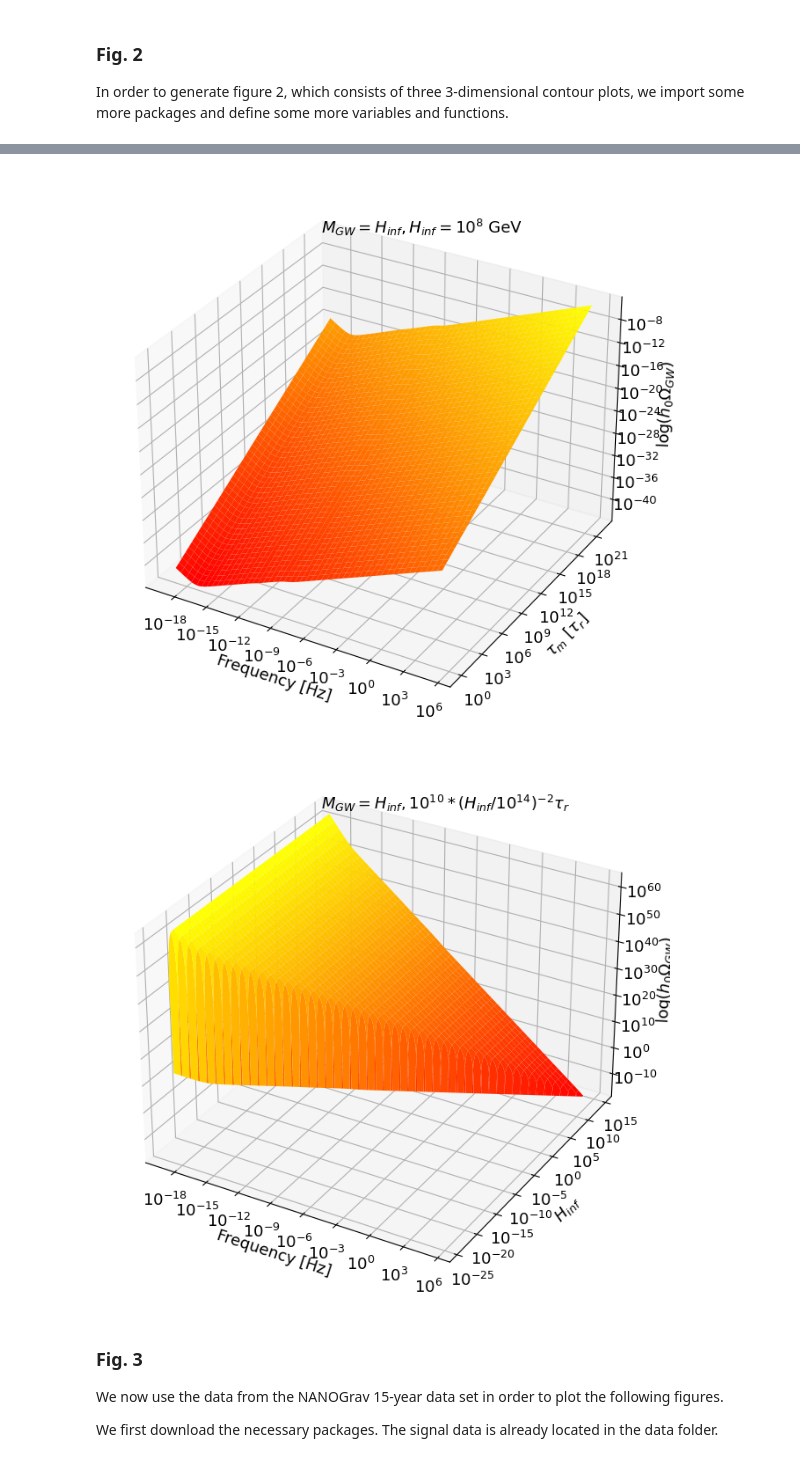
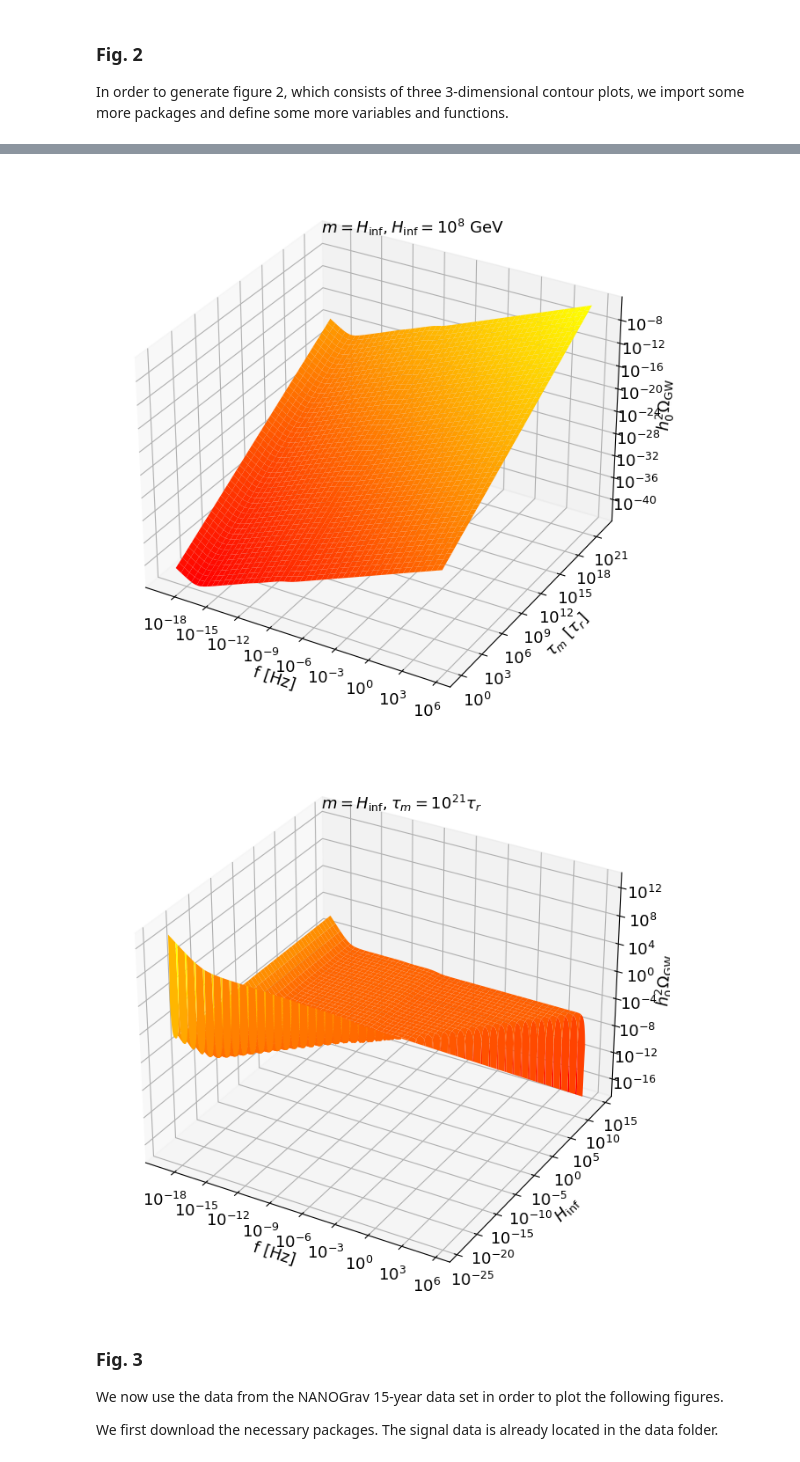
Before and after one commit to ChrisChoi314/constrain_mass_nanograv_15, a Jupyter notebook: analysis.ipynb, the cells around one changed output, grey strips where cells are left out. Cells and saved outputs as stored; diff of their text form; code cells hidden in the pictures.

Commit message:
Updated analysis file with updated figures from paper

```diff
--- a/analysis.ipynb
+++ b/analysis.ipynb
@@ -236,14 +236,16 @@ def log_tick_formatter(val, pos=None):
 fs = 13
 plt.rcParams.update({'font.size': fs})
 
-N=500
+N=1000
 num_freqs = N
 H_inf = 1e8  # in GeV
-f_UV = 2e8*(H_inf/1e14)**.5
-tau_m = 1e10*(H_inf/1e14)**-2*tau_r
+tau_r = 5.494456683825391e-7  # calculated from equation (19)
+a_r = 1/(tau_r*H_inf)
+f_UV = 1/tau_r / (2*np.pi)
+tau_m = 1e21*tau_r
 
 freqs = np.logspace(-19,np.log10(f_UV),num_freqs)
-M_arr = np.logspace(-6,np.log10(1.5), N)*H_inf
+M_arr = np.logspace(-6,np.log10(1.499999), N)*H_inf
 
 def f(x, y):
     return omega_GW_full(x, y, H_inf, tau_r, tau_m)
@@ -254,9 +256,9 @@ Z = f(X, Y)
 plt.figure(figsize=(10,8))
 ax = plt.axes(projection='3d')
 surf = ax.plot_surface( np.log10(X), np.log10(Y/H_inf), np.log10(Z),linestyles="solid", cmap='autumn')
-ax.set_xlabel('Frequency [Hz]')
-ax.set_ylabel('$M_{GW}$ [$H_{inf}$]')
-ax.set_zlabel('$\log(h_0\Omega_{GW})$')
+ax.set_xlabel('f [Hz]')
+ax.set_ylabel('$m$ [$H_{\mathrm{inf}}$]')
+ax.set_zlabel('$h_0^2\Omega_{\mathrm{GW}}$')
 
 ax.xaxis.set_major_formatter(mticker.FuncFormatter(log_tick_formatter))
 ax.xaxis.set_major_locator(mticker.MaxNLocator(integer=True))
@@ -265,13 +267,8 @@ ax.yaxis.set_major_locator(mticker.MaxNLocator(integer=True))
 ax.zaxis.set_major_formatter(mticker.FuncFormatter(log_tick_formatter))
 ax.zaxis.set_major_locator(mticker.MaxNLocator(integer=True))
 
-
-surf._edgecolors2d = surf._edgecolor3d
-surf._facecolors2d = surf._facecolor3d
-
 ax.view_init(elev=20, azim=120)
-ax.annotate(r'$\tau_m = 10^{10}*(H_{inf}/10^{14})^{-2}\tau_r, H_{inf} = 10^8$ GeV', xy=(0.4,0.9),xycoords='axes fraction',
-             fontsize=fs)
+ax.annotate(r'$\tau_m = 10^{21}\tau_r, H_{\mathrm{inf}} = 10^8$ GeV', xy=(0.4,0.9),xycoords='axes fraction',fontsize=fs)
 
 plt.savefig('figs/fig2a.pdf')
 plt.show()
@@ -291,9 +288,9 @@ Z = f(X, Y)
 plt.figure(figsize=(10,8))
 ax = plt.axes(projection='3d')
 surf = ax.plot_surface( np.log10(X),np.log10(Y/tau_r), np.log10(Z),linestyles="solid", cmap='autumn')
-ax.set_xlabel('Frequency [Hz]')
+ax.set_xlabel('f [Hz]')
 ax.set_ylabel(r'$\tau_m \ [\tau_r]$')
-ax.set_zlabel('$\log(h_0\Omega_{GW})$')
+ax.set_zlabel('$h_0^2\Omega_{\mathrm{GW}}$')
 
 ax.xaxis.set_major_formatter(mticker.FuncFormatter(log_tick_formatter))
 ax.xaxis.set_major_locator(mticker.MaxNLocator(integer=True))
@@ -302,19 +299,19 @@ ax.yaxis.set_major_locator(mticker.MaxNLocator(integer=True))
 ax.zaxis.set_major_formatter(mticker.FuncFormatter(log_tick_formatter))
 ax.zaxis.set_major_locator(mticker.MaxNLocator(integer=True))
 
-surf._edgecolors2d = surf._edgecolor3d
-surf._facecolors2d = surf._facecolor3d
-
-ax.annotate(r'$M_{GW} = H_{inf}, H_{inf} = 10^8$ GeV', xy=(0.4,0.9),xycoords='axes fraction',
+ax.annotate(r'$m = H_{\mathrm{inf}}, H_{\mathrm{inf}} = 10^8$ GeV', xy=(0.4,0.9),xycoords='axes fraction',
              fontsize=fs)
 
 plt.savefig('figs/fig2b.pdf')
 plt.show()
 
 # for the third figure
+
 H_inf = np.logspace(-24,14, N) # in GeV
 
-tau_m = 1e10*(H_inf/1e14)**-2*tau_r
+tau_r = 1/(a_r*H_inf)
+
+tau_m = 1e21*tau_r
 M_GW = H_inf
 
 def f(x, y):
@@ -326,9 +323,9 @@ Z = f(X, Y)
 plt.figure(figsize=(10,8))
 ax = plt.axes(projection='3d')
 surf = ax.plot_surface( np.log10(X),np.log10(Y), np.log10(Z),linestyles="solid", cmap='autumn')
-ax.set_xlabel('Frequency [Hz]')
-ax.set_ylabel(r'$H_{inf}$')
-ax.set_zlabel('$\log(h_0\Omega_{GW})$')
+ax.set_xlabel('f [Hz]')
+ax.set_ylabel(r'$H_{\mathrm{inf}}$')
+ax.set_zlabel('$h_0^2\Omega_{\mathrm{GW}}$')
 
 ax.xaxis.set_major_formatter(mticker.FuncFormatter(log_tick_formatter))
 ax.xaxis.set_major_locator(mticker.MaxNLocator(integer=True))
@@ -337,13 +334,9 @@ ax.yaxis.set_major_locator(mticker.MaxNLocator(integer=True))
 ax.zaxis.set_major_formatter(mticker.FuncFormatter(log_tick_formatter))
 ax.zaxis.set_major_locator(mticker.MaxNLocator(integer=True))
 
-surf._edgecolors2d = surf._edgecolor3d
-surf._facecolors2d = surf._facecolor3d
-
-ax.annotate(r'$M_{GW} = H_{inf}, 10^{10}*(H_{inf}/10^{14})^{-2}\tau_r$', xy=(0.4,0.9),xycoords='axes fraction',
+ax.annotate(r'$m = H_{\mathrm{inf}}, \tau_m = 10^{21}\tau_r$', xy=(0.4,0.9),xycoords='axes fraction',
              fontsize=fs)
 
 plt.savefig('figs/fig2c.pdf')
-
 plt.show()
 # %% [output]
@@ -351,5 +344,5 @@ plt.show()
-[figure, old version]
+[figure, new version]
-[figure, old version]
+[figure, new version]
 # %% [markdown]
 ### Fig. 3
 
```
Also changed, not shown: parts of 10 cells of this notebook, 8 other files.
